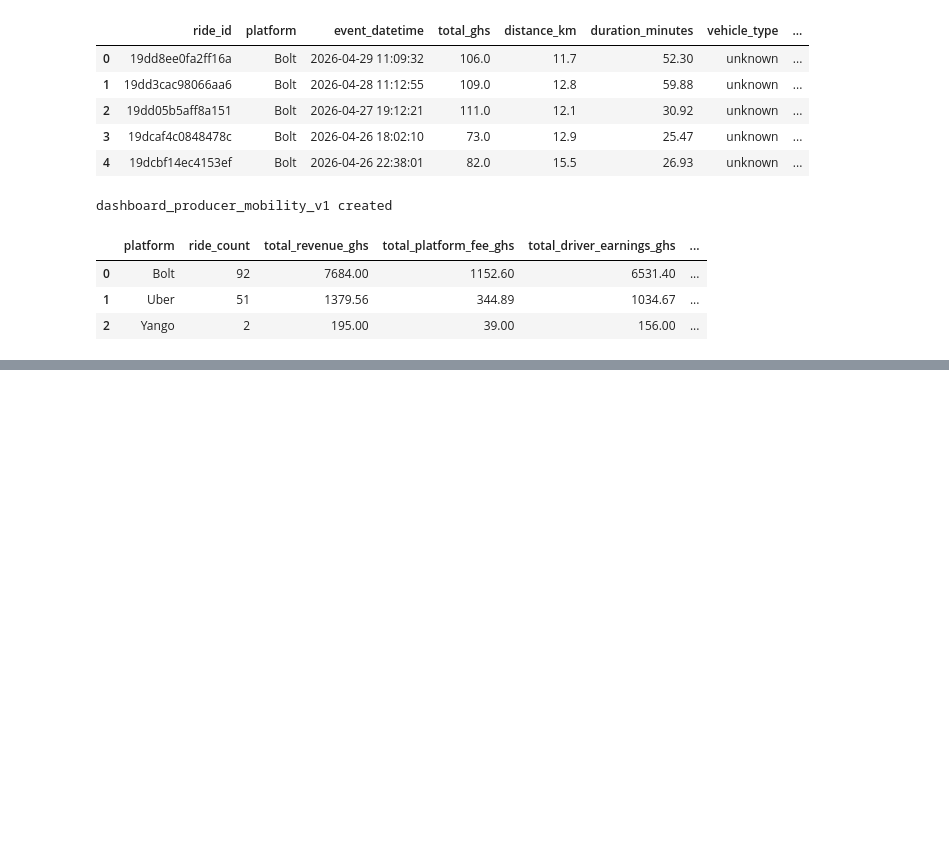
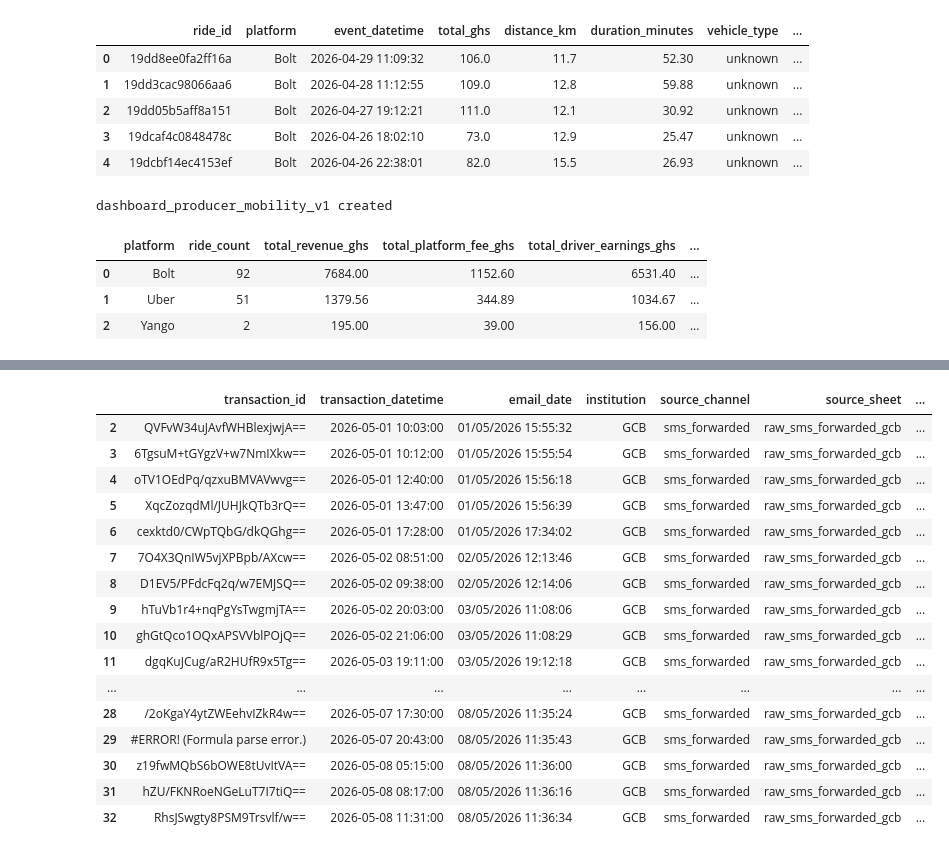
Before and after one commit to hmnaz213/native, a Jupyter notebook: baobab_personal_ssot.ipynb, the cells around one changed output, grey strips where cells are left out. Drawn from its saved outputs; the diff is of its cells as text; code cells hidden in the pictures; blank space fills up the shorter version.

```diff
--- a/baobab_personal_ssot.ipynb
+++ b/baobab_personal_ssot.ipynb
@@ -5532,3 +5532,66 @@ dashboard_producer_mobility_v1 created
 | 0 | Bolt | 92 | 7684.00 | 1152.60 | 6531.40 | ... |
 | 1 | Uber | 51 | 1379.56 | 344.89 | 1034.67 | ... |
 | 2 | Yango | 2 | 195.00 | 39.00 | 156.00 | ... |
+# %%
+import gspread
+from google.colab import auth
+from google.auth import default
+from gspread_dataframe import get_as_dataframe
+import pandas as pd
+from datetime import datetime
+
+# ------------------------------------------------
+# 1. INPUT
+# ------------------------------------------------
+SSOT_GSHEET_URL = "https://docs.google.com/spreadsheets/d/1k4toaIWRj9oUDoXvdqsZQhLl0TgPRCHDY1doJPWjAEA/edit?gid=597024667#gid=597024667" # Assuming this is the correct URL for SSOT_GSHEET_URL based on previous cells
+SOURCE_TAB = "unified_transactions_v1"
+
+# ------------------------------------------------
+# 2. AUTHORIZE
+# ------------------------------------------------
+auth.authenticate_user()
+creds, _ = default()
+gc = gspread.authorize(creds)
+sh = gc.open_by_url(SSOT_GSHEET_URL)
+
+# ------------------------------------------------
+# 3. LOAD DATA
+# ------------------------------------------------
+ws = sh.worksheet(SOURCE_TAB)
+df = get_as_dataframe(ws, evaluate_formulas=True, header=0, dtype=str)
+df = df.dropna(how="all").copy()
+df.columns = [str(c).strip().lower() for c in df.columns]
+
+# ------------------------------------------------
+# 4. CLEAN TYPES AND FILTER FOR CURRENT MONTH
+# ------------------------------------------------
+df["transaction_datetime"] = pd.to_datetime(df["transaction_datetime"], errors="coerce")
+
+# Get current month and year
+current_month = datetime.now().month
+current_year = datetime.now().year
+
+# Filter transactions for the current month and year
+current_month_df = df[
+    (df["transaction_datetime"].dt.month == current_month) &
+    (df["transaction_datetime"].dt.year == current_year)
+].copy()
+
+# Drop rows where transaction_datetime is NaT (Not a Time)
+current_month_df = current_month_df.dropna(subset=["transaction_datetime"])
+
+# ------------------------------------------------
+# 5. DISPLAY
+# ------------------------------------------------
+print(f"Transactions for the current month ({datetime.now().strftime('%B %Y')}):")
+display(current_month_df)
+
+print("\nSummary for current month:")
+summary_current_month = current_month_df.groupby('direction').agg({
+    'total_outflow_ghs': 'sum',
+    'amount_ghs': 'sum',
+    'fees_ghs': 'sum',
+    'transaction_id': 'count'
+}).rename(columns={'transaction_id': 'transaction_count'})
+display(summary_current_month)
+# %% [output]
@@ -5534,0 +5599,17 @@ dashboard_producer_mobility_v1 created
+|  | transaction_id | transaction_datetime | email_date | institution | source_channel | source_sheet | ... |
+| 2 | QVFvW34uJAvfWHBlexjwjA== | 2026-05-01 10:03:00 | 01/05/2026 15:55:32 | GCB | sms_forwarded | raw_sms_forwarded_gcb | ... |
+| 3 | 6TgsuM+tGYgzV+w7NmIXkw== | 2026-05-01 10:12:00 | 01/05/2026 15:55:54 | GCB | sms_forwarded | raw_sms_forwarded_gcb | ... |
+| 4 | oTV1OEdPq/qzxuBMVAVwvg== | 2026-05-01 12:40:00 | 01/05/2026 15:56:18 | GCB | sms_forwarded | raw_sms_forwarded_gcb | ... |
+| 5 | XqcZozqdMl/JUHJkQTb3rQ== | 2026-05-01 13:47:00 | 01/05/2026 15:56:39 | GCB | sms_forwarded | raw_sms_forwarded_gcb | ... |
+| 6 | cexktd0/CWpTQbG/dkQGhg== | 2026-05-01 17:28:00 | 01/05/2026 17:34:02 | GCB | sms_forwarded | raw_sms_forwarded_gcb | ... |
+| 7 | 7O4X3QnIW5vjXPBpb/AXcw== | 2026-05-02 08:51:00 | 02/05/2026 12:13:46 | GCB | sms_forwarded | raw_sms_forwarded_gcb | ... |
+| 8 | D1EV5/PFdcFq2q/w7EMJSQ== | 2026-05-02 09:38:00 | 02/05/2026 12:14:06 | GCB | sms_forwarded | raw_sms_forwarded_gcb | ... |
+| 9 | hTuVb1r4+nqPgYsTwgmjTA== | 2026-05-02 20:03:00 | 03/05/2026 11:08:06 | GCB | sms_forwarded | raw_sms_forwarded_gcb | ... |
+| 10 | ghGtQco1OQxAPSVVblPOjQ== | 2026-05-02 21:06:00 | 03/05/2026 11:08:29 | GCB | sms_forwarded | raw_sms_forwarded_gcb | ... |
+| 11 | dgqKuJCug/aR2HUfR9x5Tg== | 2026-05-03 19:11:00 | 03/05/2026 19:12:18 | GCB | sms_forwarded | raw_sms_forwarded_gcb | ... |
+| ... | ... | ... | ... | ... | ... | ... | ... |
+| 28 | /2oKgaY4ytZWEehvIZkR4w== | 2026-05-07 17:30:00 | 08/05/2026 11:35:24 | GCB | sms_forwarded | raw_sms_forwarded_gcb | ... |
+| 29 | #ERROR! (Formula parse error.) | 2026-05-07 20:43:00 | 08/05/2026 11:35:43 | GCB | sms_forwarded | raw_sms_forwarded_gcb | ... |
+| 30 | z19fwMQbS6bOWE8tUvItVA== | 2026-05-08 05:15:00 | 08/05/2026 11:36:00 | GCB | sms_forwarded | raw_sms_forwarded_gcb | ... |
+| 31 | hZU/FKNRoeNGeLuT7I7tiQ== | 2026-05-08 08:17:00 | 08/05/2026 11:36:16 | GCB | sms_forwarded | raw_sms_forwarded_gcb | ... |
+| 32 | RhsJSwgty8PSM9Trsvlf/w== | 2026-05-08 11:31:00 | 08/05/2026 11:36:34 | GCB | sms_forwarded | raw_sms_forwarded_gcb | ... |
```
Also changed, not shown: parts of 6 cells of this notebook.
